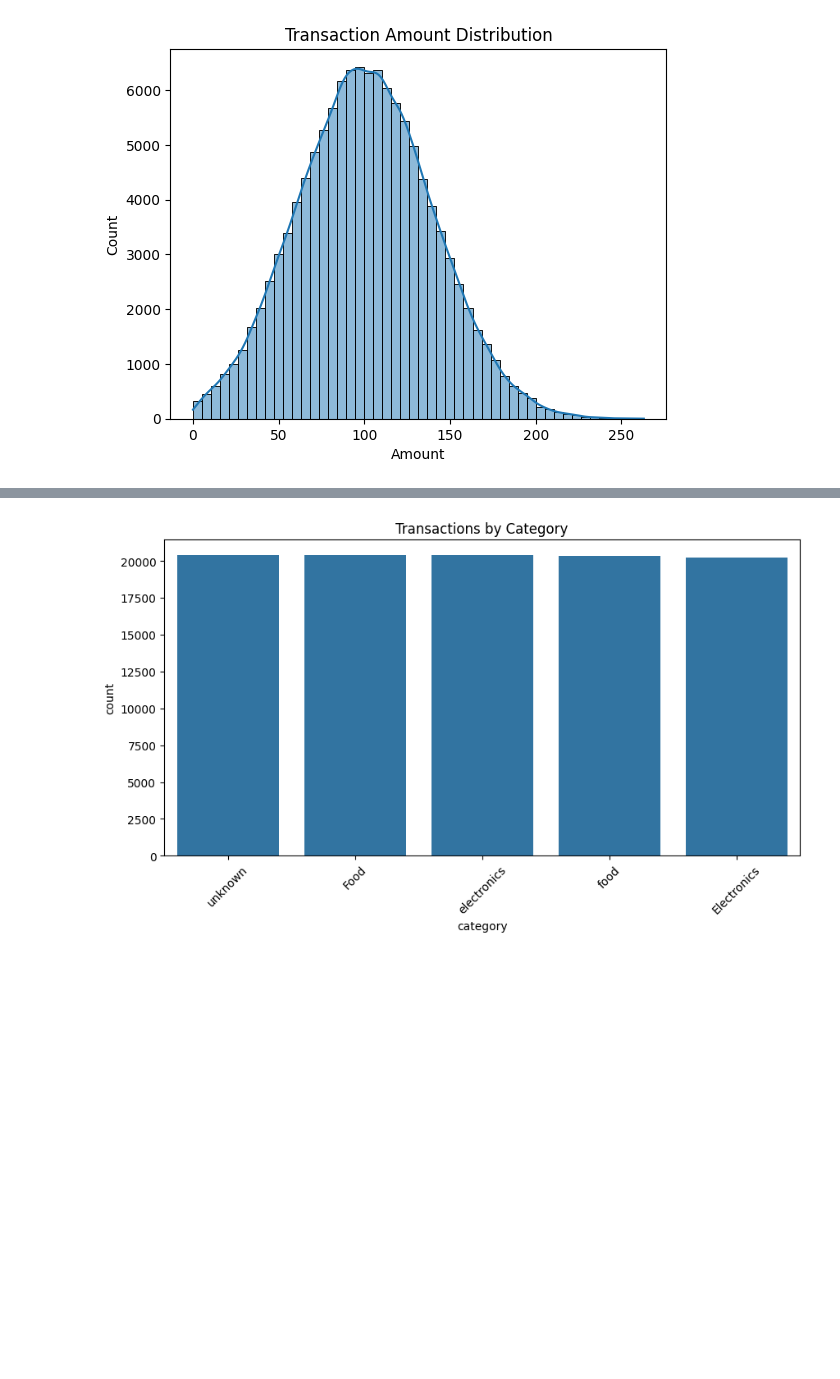
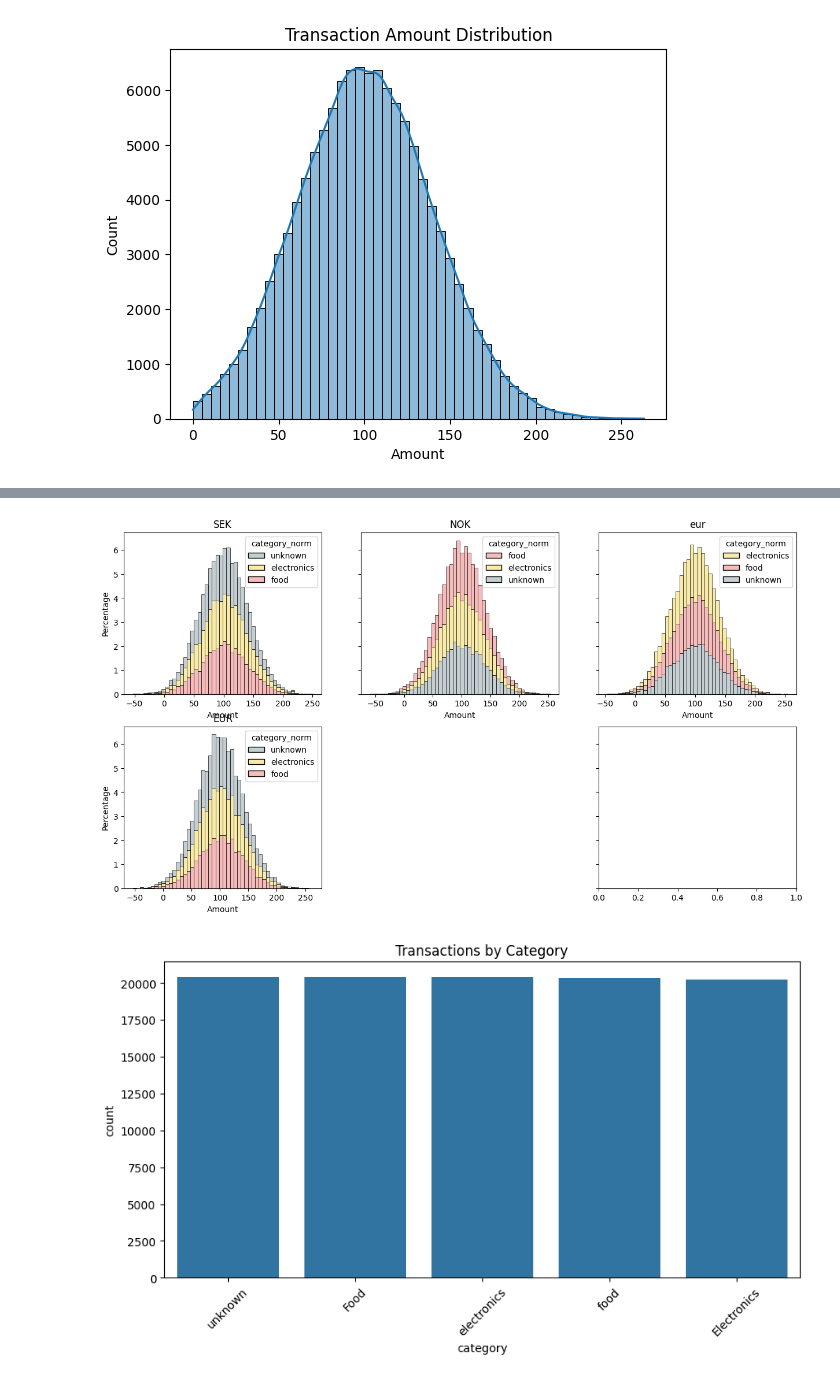
Before and after one commit to kiritsugufgo/accenture_song_assignment, a Jupyter notebook: notebooks/01_data_exploration.ipynb, the cells around one changed output, grey strips where cells are left out. Saved outputs shown, nothing was run; the diff lists cells and outputs as text; code cells hidden in the pictures; blank space fills up the shorter version.

```diff
--- a/notebooks/01_data_exploration.ipynb
+++ b/notebooks/01_data_exploration.ipynb
@@ -142,2 +301,62 @@ plt.show()
+# %%
+import matplotlib.pyplot as plt
+import seaborn as sns
+import math
+
+n = len(currencies)
+cols = 3
+rows = math.ceil(n / cols)
+
+fig, axes = plt.subplots(
+    rows,
+    cols,
+    figsize=(5 * cols, 4 * rows),
+    sharey=True
+)
+
+axes = axes.flatten()
+
+palette = {
+    "food": "#f4a6a6",         # pastel red
+    "electronics": "#f6e58d",  # pastel yellow
+    "unknown": "#b2bec3"       # gray
+}
+
+for ax, curr in zip(axes, currencies):
+    subset = transactions_df[
+        transactions_df["currency"] == curr
+    ].copy()
+
+    if subset.empty:
+        ax.set_visible(False)
+        continue
+
+    subset["category_norm"] = (
+        subset["category"]
+        .str.lower()
+        .where(
+            subset["category"].str.lower().isin(
+                ["food", "electronics"]
+            ),
+            "unknown"
+        )
+    )
+
+    sns.histplot(
+        data=subset,
+        x="amount",
+        hue="category_norm",
+        bins=50,
+        multiple="stack",
+        stat="percent",
+        palette=palette,
+        ax=ax
+    )
+
+    ax.set_title(curr)
+    ax.set_xlabel("Amount")
+    ax.set_ylabel("Percentage")
+# %% [output]
+[figure, added]
 # %%
 # Transactions per category
```
Also changed, not shown: parts of 27 cells of this notebook, 5 other files.
